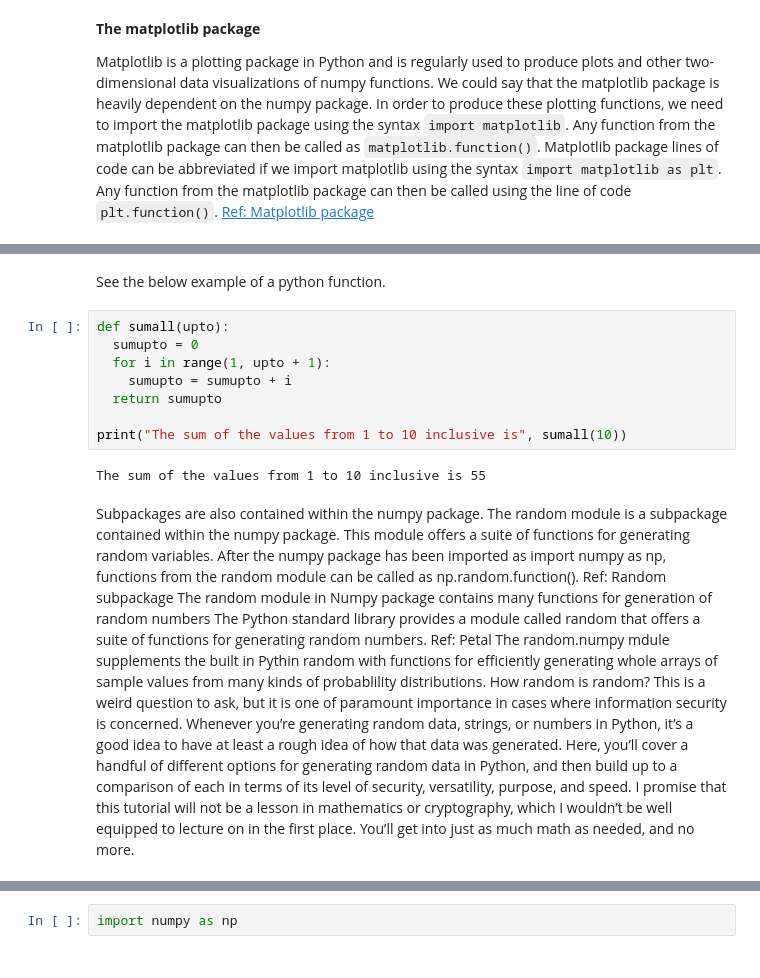
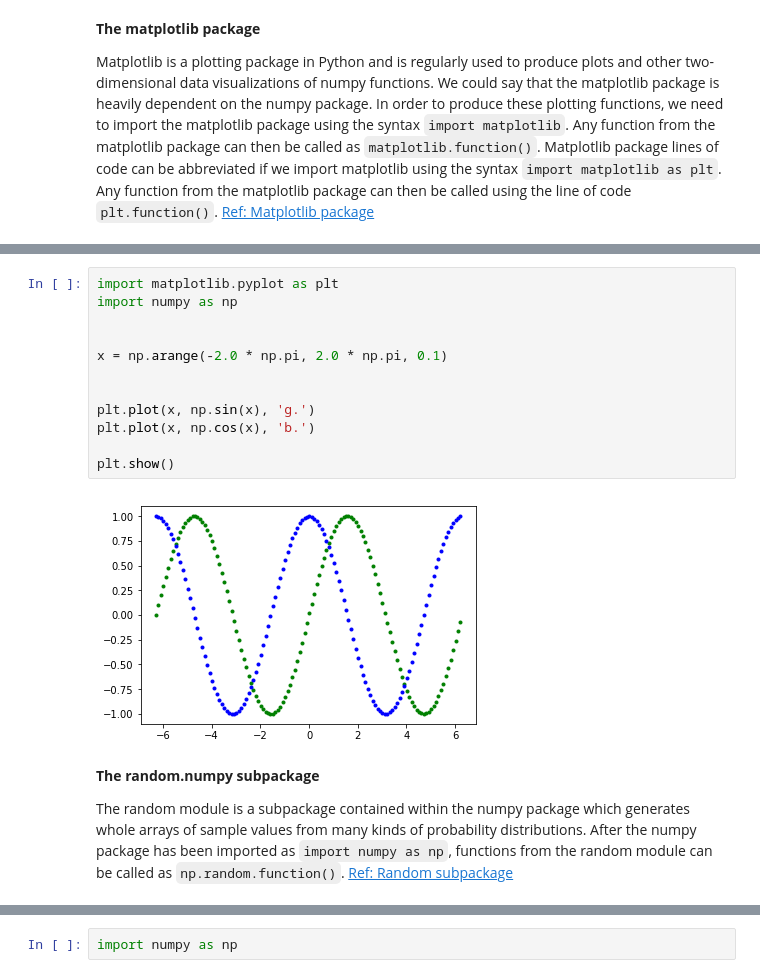
Before and after one commit to fionanealon/numpy-random, a Jupyter notebook: numpy-random.ipynb, the cells around one changed output, grey strips where cells are left out. Cells and saved outputs as stored; diff of their text form.

Commit message:
updated random numbers

````diff
--- a/numpy-random.ipynb
+++ b/numpy-random.ipynb
@@ -33,16 +30,18 @@ A function is a block of code/instructions that performs an action/calculation a
-# %% [markdown]
-See the below example of a python function.
-# %%
-def sumall(upto):
-  sumupto = 0
-  for i in range(1, upto + 1):
-    sumupto = sumupto + i
-  return sumupto
-
-print("The sum of the values from 1 to 10 inclusive is", sumall(10))
-# %% [output]
-The sum of the values from 1 to 10 inclusive is 55
-# %% [markdown]
-Subpackages are also contained within the numpy package. The random module is a subpackage contained within the numpy package. This module offers a suite of functions for generating random variables. After the numpy package has been imported as import numpy as np, functions from the random module can be called as np.random.function(). Ref: Random subpackage
-The random module in Numpy package contains many functions for generation of random numbers The Python standard library provides a module called random that offers a suite of functions for generating random numbers. Ref: Petal The random.numpy mdule supplements the built in Pythin random with functions for efficiently generating whole arrays of sample values from many kinds of probablility distributions.
-How random is random? This is a weird question to ask, but it is one of paramount importance in cases where information security is concerned. Whenever you’re generating random data, strings, or numbers in Python, it’s a good idea to have at least a rough idea of how that data was generated. Here, you’ll cover a handful of different options for generating random data in Python, and then build up to a comparison of each in terms of its level of security, versatility, purpose, and speed. I promise that this tutorial will not be a lesson in mathematics or cryptography, which I wouldn’t be well equipped to lecture on in the first place. You’ll get into just as much math as needed, and no more.
+# %%
+import matplotlib.pyplot as plt
+import numpy as np
+
+
+x = np.arange(-2.0 * np.pi, 2.0 * np.pi, 0.1)
+
+
+plt.plot(x, np.sin(x), 'g.')
+plt.plot(x, np.cos(x), 'b.')
+
+plt.show()
+# %% [output]
+[figure, added]
+# %% [markdown]
+**The random.numpy subpackage**
+
+The random module is a subpackage contained within the numpy package which generates whole arrays of sample values from many kinds of probability distributions. After the numpy package has been imported as ```import numpy as np```, functions from the random module can be called as ```np.random.function()```. [Ref: Random subpackage](http://nbviewer.jupyter.org/github/mbakker7/exploratory_computing_with_python/blob/master/notebook4_functions/py_exploratory_comp_4_sol.ipynb)
````
Also changed, not shown: parts of 6 cells of this notebook.
